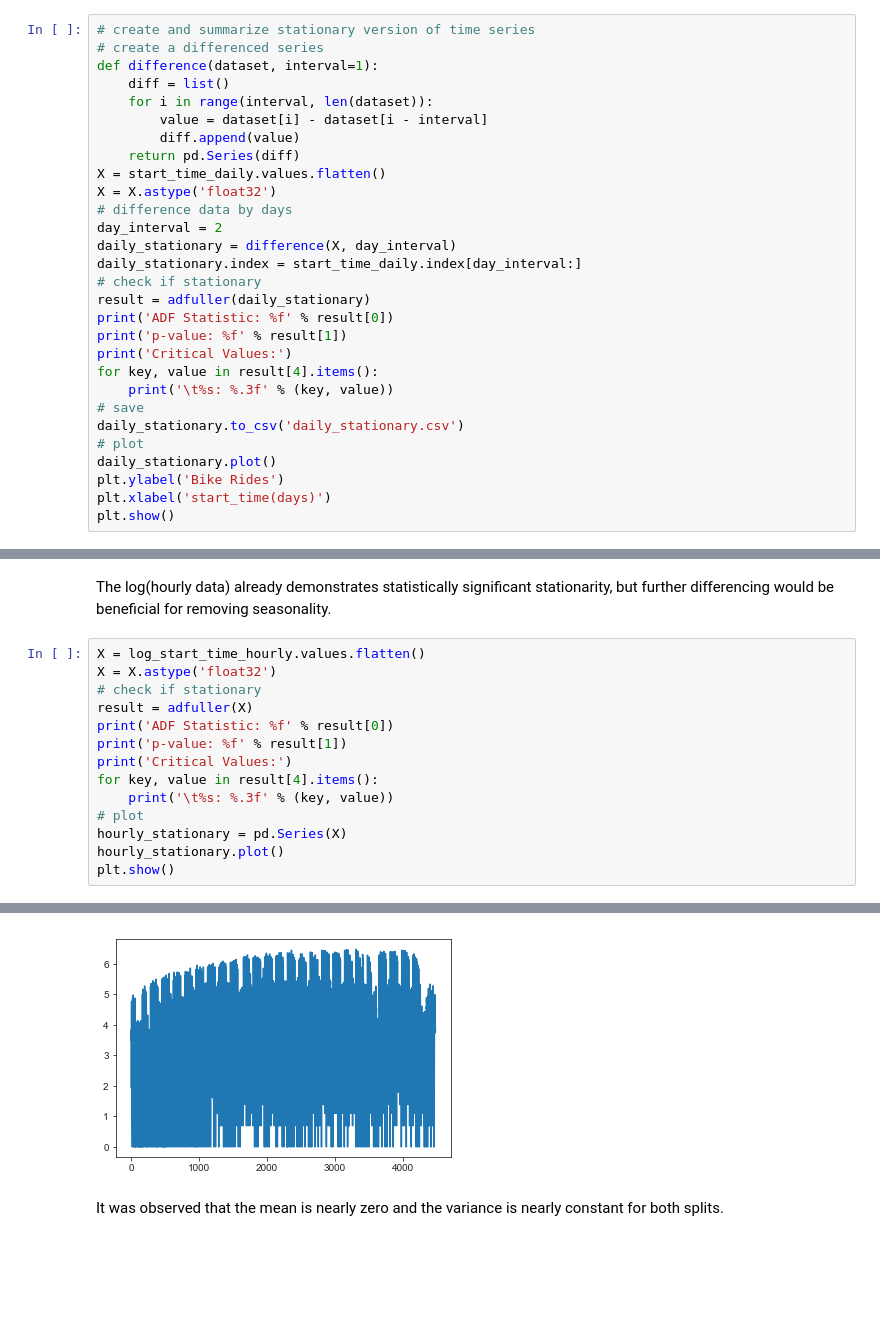
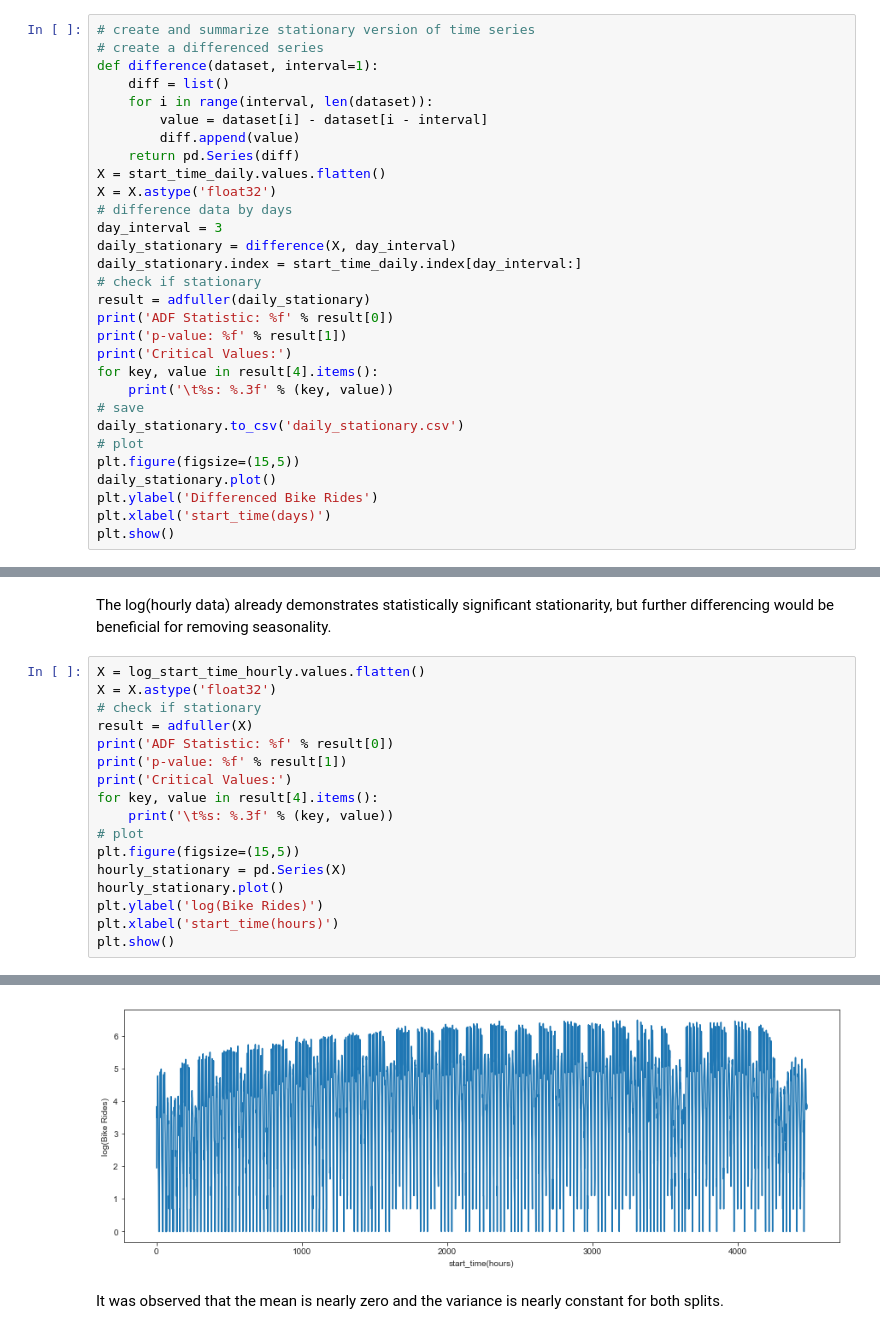
Before and after one commit to dtse91/Springboard, a Jupyter notebook: Capstone 2 Project/Capstone Project 2 Exploratory Data Analysis.ipynb, the cells around one changed output, grey strips where cells are left out. Drawn from its saved outputs; the diff is of its cells as text; blank space fills up the shorter version.

```diff
--- a/Capstone 2 Project/Capstone Project 2 Exploratory Data Analysis.ipynb
+++ b/Capstone 2 Project/Capstone Project 2 Exploratory Data Analysis.ipynb
@@ -163,7 +163,7 @@ def difference(dataset, interval=1):
 X = start_time_daily.values.flatten()
 X = X.astype('float32')
 # difference data by days
-day_interval = 2
+day_interval = 3
 daily_stationary = difference(X, day_interval)
 daily_stationary.index = start_time_daily.index[day_interval:]
 # check if stationary
@@ -176,8 +176,9 @@ for key, value in result[4].items():
 # save
 daily_stationary.to_csv('daily_stationary.csv')
 # plot
+plt.figure(figsize=(15,5))
 daily_stationary.plot()
-plt.ylabel('Bike Rides')
+plt.ylabel('Differenced Bike Rides')
 plt.xlabel('start_time(days)')
 plt.show()
 # %% [output]
@@ -200,25 +201,28 @@ The log(hourly data) already demonstrates statistically significant stationarity
 # %%
 X = log_start_time_hourly.values.flatten()
 X = X.astype('float32')
 # check if stationary
 result = adfuller(X)
 print('ADF Statistic: %f' % result[0])
 print('p-value: %f' % result[1])
 print('Critical Values:')
 for key, value in result[4].items():
     print('\t%s: %.3f' % (key, value))
 # plot
+plt.figure(figsize=(15,5))
 hourly_stationary = pd.Series(X)
 hourly_stationary.plot()
+plt.ylabel('log(Bike Rides)')
+plt.xlabel('start_time(hours)')
 plt.show()
 # %% [output]
 ADF Statistic: -4.316763
 p-value: 0.000415
 Critical Values:
         1%: -3.432
         5%: -2.862
         10%: -2.567
-[figure, old version]
+[figure, new version]
 # %% [markdown]
 It was observed that the mean is nearly zero and the variance is nearly constant for both splits.
 # %%
```
Also changed, not shown: parts of 3 cells of this notebook, 2 other files.
